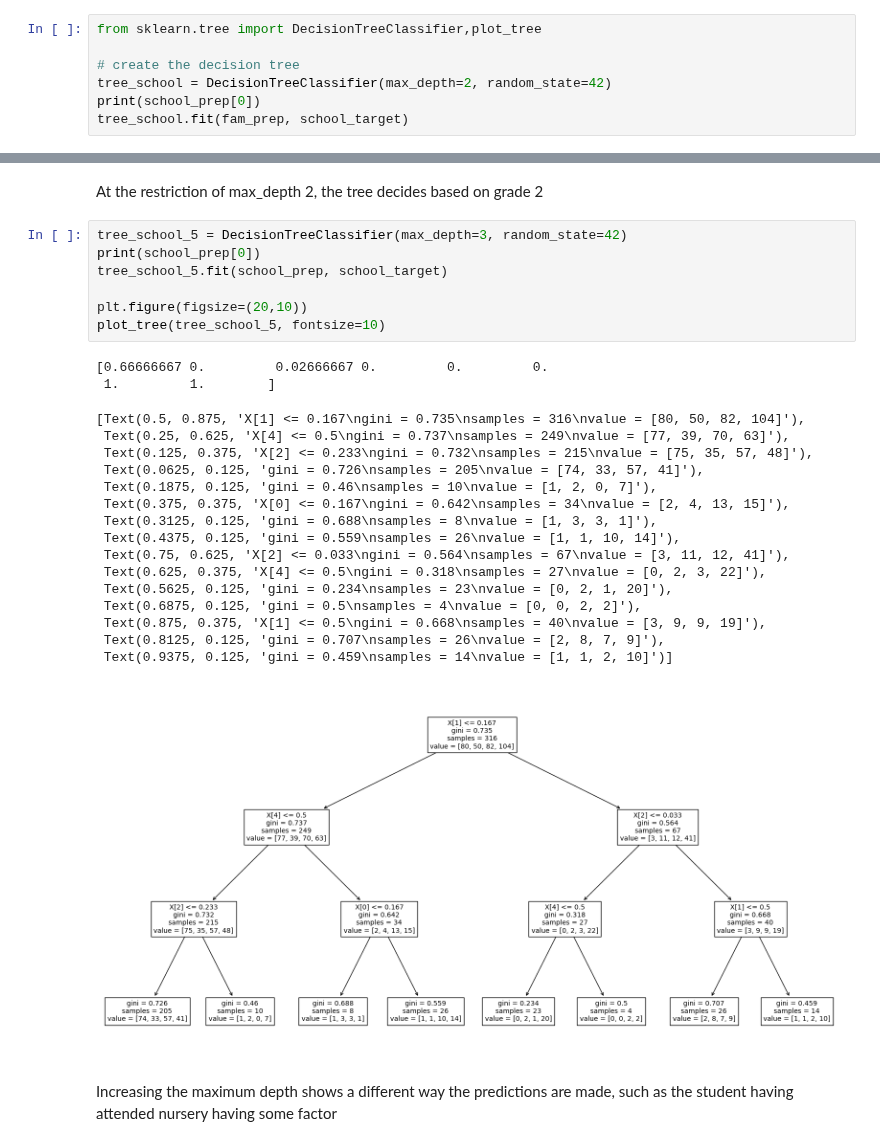
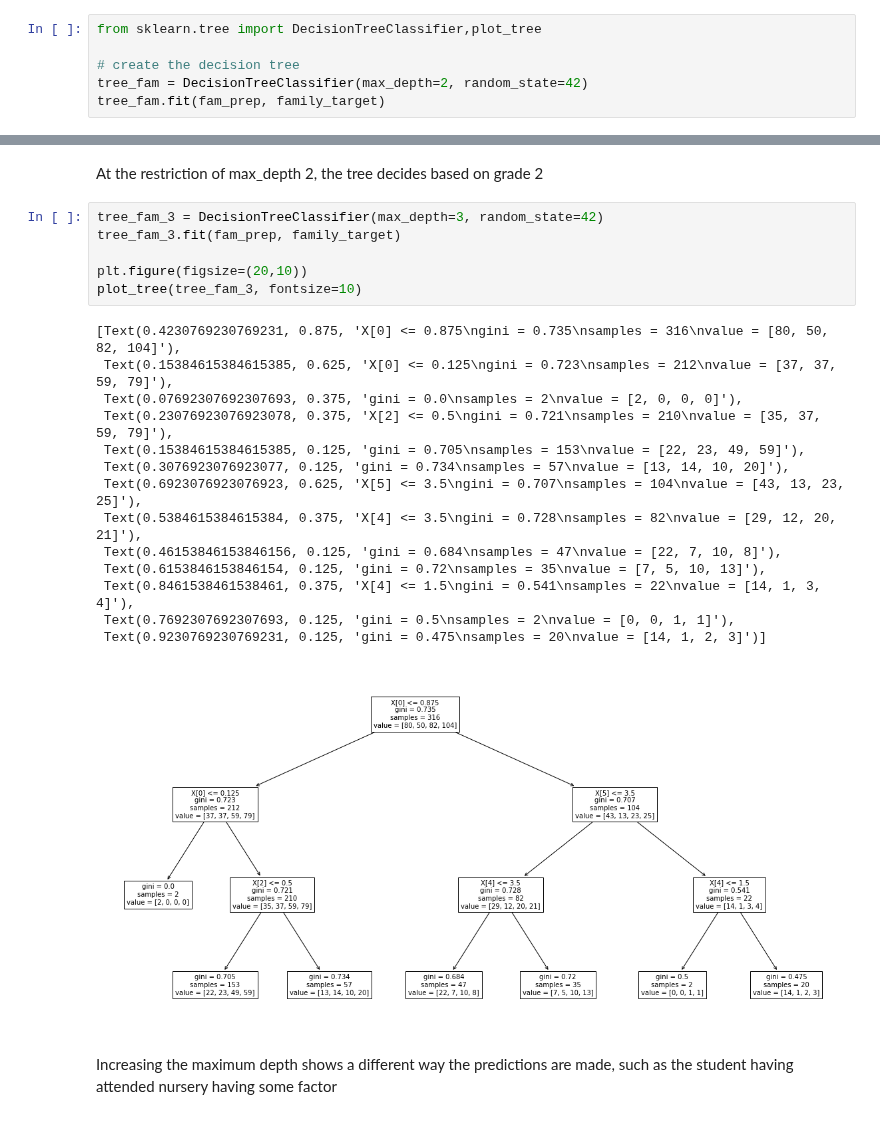
Before and after one commit to romanfen/F21DL-G6, a Jupyter notebook: Student_Performance_Model.ipynb, the cells around one changed output, grey strips where cells are left out. Saved outputs shown, nothing was run; the diff lists cells and outputs as text.

```diff
--- a/Student_Performance_Model.ipynb
+++ b/Student_Performance_Model.ipynb
@@ -608,7 +591,6 @@ Import packages and set up
 from sklearn.tree import DecisionTreeClassifier,plot_tree
 
 # create the decision tree
-tree_school = DecisionTreeClassifier(max_depth=2, random_state=42)
-print(school_prep[0])
-tree_school.fit(fam_prep, school_target)
+tree_fam = DecisionTreeClassifier(max_depth=2, random_state=42)
+tree_fam.fit(fam_prep, family_target)
 # %% [output]
@@ -632,31 +612,26 @@ plot_tree(tree_school, fontsize=10)
 # %% [markdown]
 At the restriction of max_depth 2, the tree decides based on grade 2
 # %%
-tree_school_5 = DecisionTreeClassifier(max_depth=3, random_state=42)
-print(school_prep[0])
-tree_school_5.fit(school_prep, school_target)
+tree_fam_3 = DecisionTreeClassifier(max_depth=3, random_state=42)
+tree_fam_3.fit(fam_prep, family_target)
 
 plt.figure(figsize=(20,10))
-plot_tree(tree_school_5, fontsize=10)
+plot_tree(tree_fam_3, fontsize=10)
 # %% [output]
-[0.66666667 0.         0.02666667 0.         0.         0.
- 1.         1.        ]
+[Text(0.4230769230769231, 0.875, 'X[0] <= 0.875\ngini = 0.735\nsamples = 316\nvalue = [80, 50, 82, 104]'),
+ Text(0.15384615384615385, 0.625, 'X[0] <= 0.125\ngini = 0.723\nsamples = 212\nvalue = [37, 37, 59, 79]'),
+ Text(0.07692307692307693, 0.375, 'gini = 0.0\nsamples = 2\nvalue = [2, 0, 0, 0]'),
+ Text(0.23076923076923078, 0.375, 'X[2] <= 0.5\ngini = 0.721\nsamples = 210\nvalue = [35, 37, 59, 79]'),
+ Text(0.15384615384615385, 0.125, 'gini = 0.705\nsamples = 153\nvalue = [22, 23, 49, 59]'),
+ Text(0.3076923076923077, 0.125, 'gini = 0.734\nsamples = 57\nvalue = [13, 14, 10, 20]'),
+ Text(0.6923076923076923, 0.625, 'X[5] <= 3.5\ngini = 0.707\nsamples = 104\nvalue = [43, 13, 23, 25]'),
+ Text(0.5384615384615384, 0.375, 'X[4] <= 3.5\ngini = 0.728\nsamples = 82\nvalue = [29, 12, 20, 21]'),
+ Text(0.46153846153846156, 0.125, 'gini = 0.684\nsamples = 47\nvalue = [22, 7, 10, 8]'),
+ Text(0.6153846153846154, 0.125, 'gini = 0.72\nsamples = 35\nvalue = [7, 5, 10, 13]'),
+ Text(0.8461538461538461, 0.375, 'X[4] <= 1.5\ngini = 0.541\nsamples = 22\nvalue = [14, 1, 3, 4]'),
+ Text(0.7692307692307693, 0.125, 'gini = 0.5\nsamples = 2\nvalue = [0, 0, 1, 1]'),
+ Text(0.9230769230769231, 0.125, 'gini = 0.475\nsamples = 20\nvalue = [14, 1, 2, 3]')]
-[Text(0.5, 0.875, 'X[1] <= 0.167\ngini = 0.735\nsamples = 316\nvalue = [80, 50, 82, 104]'),
- Text(0.25, 0.625, 'X[4] <= 0.5\ngini = 0.737\nsamples = 249\nvalue = [77, 39, 70, 63]'),
- Text(0.125, 0.375, 'X[2] <= 0.233\ngini = 0.732\nsamples = 215\nvalue = [75, 35, 57, 48]'),
- Text(0.0625, 0.125, 'gini = 0.726\nsamples = 205\nvalue = [74, 33, 57, 41]'),
- Text(0.1875, 0.125, 'gini = 0.46\nsamples = 10\nvalue = [1, 2, 0, 7]'),
- Text(0.375, 0.375, 'X[0] <= 0.167\ngini = 0.642\nsamples = 34\nvalue = [2, 4, 13, 15]'),
- Text(0.3125, 0.125, 'gini = 0.688\nsamples = 8\nvalue = [1, 3, 3, 1]'),
- Text(0.4375, 0.125, 'gini = 0.559\nsamples = 26\nvalue = [1, 1, 10, 14]'),
- Text(0.75, 0.625, 'X[2] <= 0.033\ngini = 0.564\nsamples = 67\nvalue = [3, 11, 12, 41]'),
- Text(0.625, 0.375, 'X[4] <= 0.5\ngini = 0.318\nsamples = 27\nvalue = [0, 2, 3, 22]'),
- Text(0.5625, 0.125, 'gini = 0.234\nsamples = 23\nvalue = [0, 2, 1, 20]'),
- Text(0.6875, 0.125, 'gini = 0.5\nsamples = 4\nvalue = [0, 0, 2, 2]'),
- Text(0.875, 0.375, 'X[1] <= 0.5\ngini = 0.668\nsamples = 40\nvalue = [3, 9, 9, 19]'),
- Text(0.8125, 0.125, 'gini = 0.707\nsamples = 26\nvalue = [2, 8, 7, 9]'),
- Text(0.9375, 0.125, 'gini = 0.459\nsamples = 14\nvalue = [1, 1, 2, 10]')]
-[figure, old version]
+[figure, new version]
 # %% [markdown]
 Increasing the maximum depth shows a different way the predictions are made, such as the student having attended nursery having some factor
 # %% [markdown]
```
Also changed, not shown: parts of 16 cells of this notebook.
